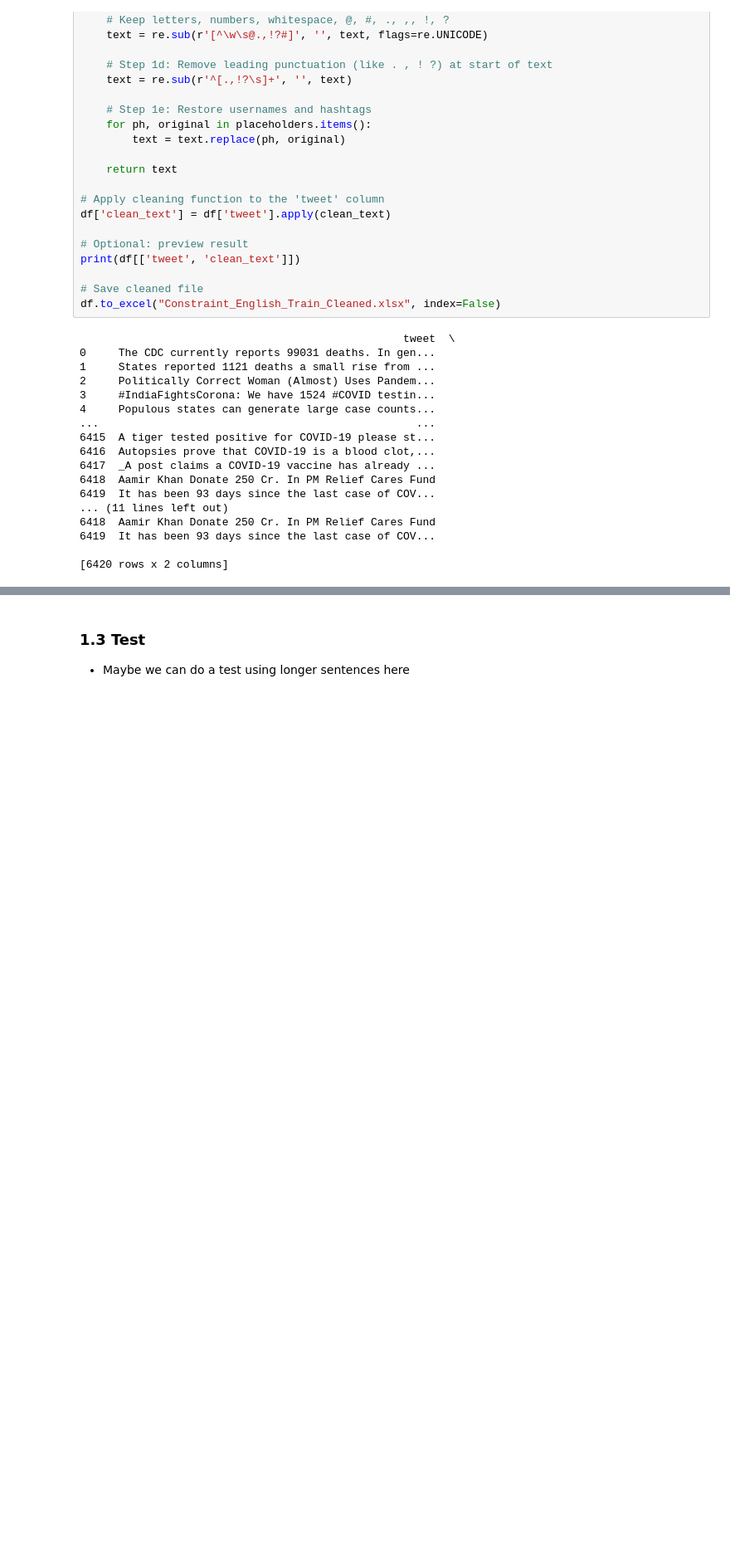
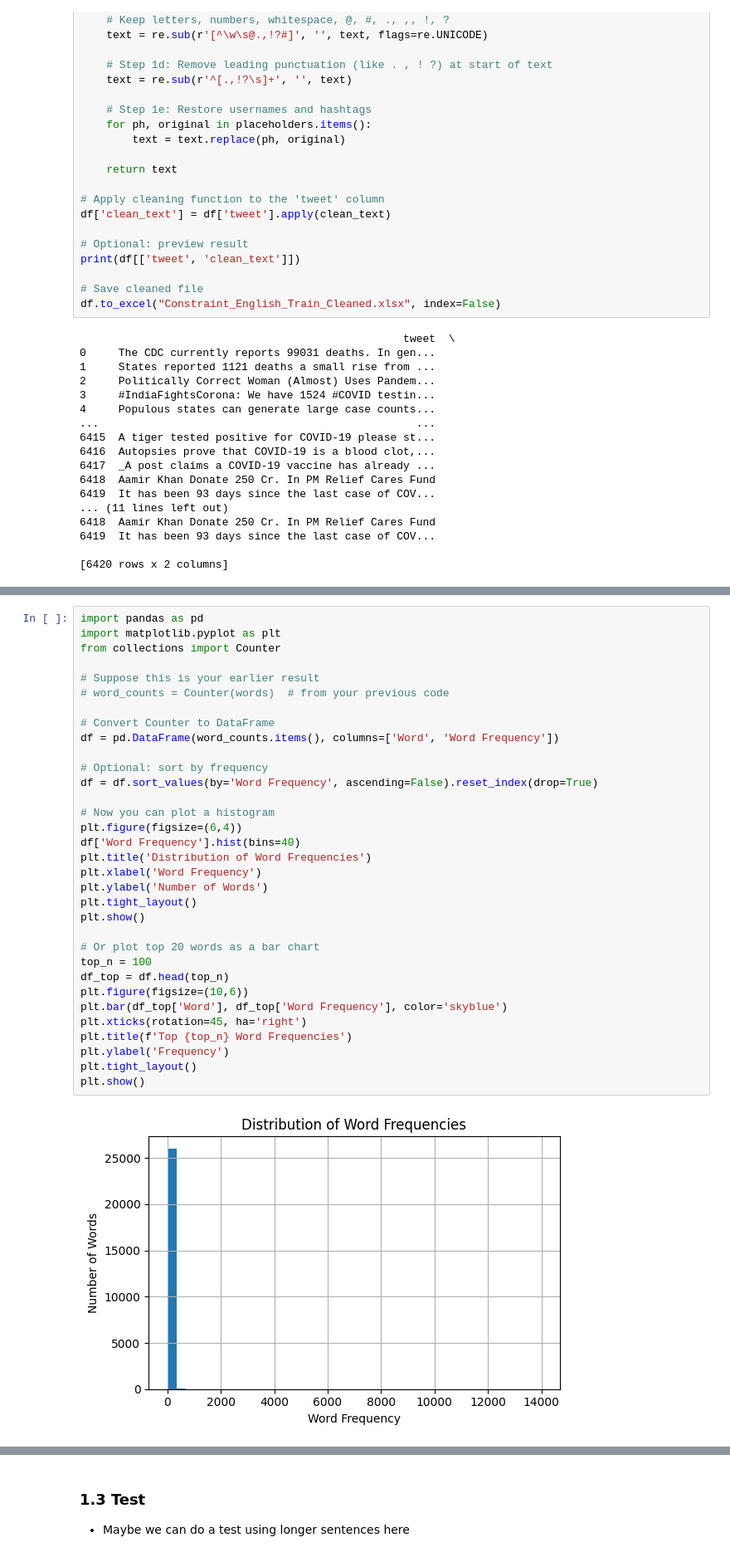
Before and after one commit to Buffyxo/Misinformation-Detector, a Jupyter notebook: Assignment2.ipynb, the cells around one changed output, grey strips where cells are left out. Shown at 83% size. Saved outputs shown, nothing was run; the diff lists cells and outputs as text; blank space fills up the shorter version.

```diff
--- a/Assignment2.ipynb
+++ b/Assignment2.ipynb
@@ -228,0 +233,35 @@ patients: 587
+# %%
+import pandas as pd
+import matplotlib.pyplot as plt
+from collections import Counter
+
+# Suppose this is your earlier result
+# word_counts = Counter(words)  # from your previous code
+
+# Convert Counter to DataFrame
+df = pd.DataFrame(word_counts.items(), columns=['Word', 'Word Frequency'])
+
+# Optional: sort by frequency
+df = df.sort_values(by='Word Frequency', ascending=False).reset_index(drop=True)
+
+# Now you can plot a histogram
+plt.figure(figsize=(6,4))
+df['Word Frequency'].hist(bins=40)
+plt.title('Distribution of Word Frequencies')
+plt.xlabel('Word Frequency')
+plt.ylabel('Number of Words')
+plt.tight_layout()
+plt.show()
+
+# Or plot top 20 words as a bar chart
+top_n = 100
+df_top = df.head(top_n)
+plt.figure(figsize=(10,6))
+plt.bar(df_top['Word'], df_top['Word Frequency'], color='skyblue')
+plt.xticks(rotation=45, ha='right')
+plt.title(f'Top {top_n} Word Frequencies')
+plt.ylabel('Frequency')
+plt.tight_layout()
+plt.show()
+# %% [output]
+[figure, added]
```
Also changed, not shown: parts of 6 cells of this notebook, 1 other file.
